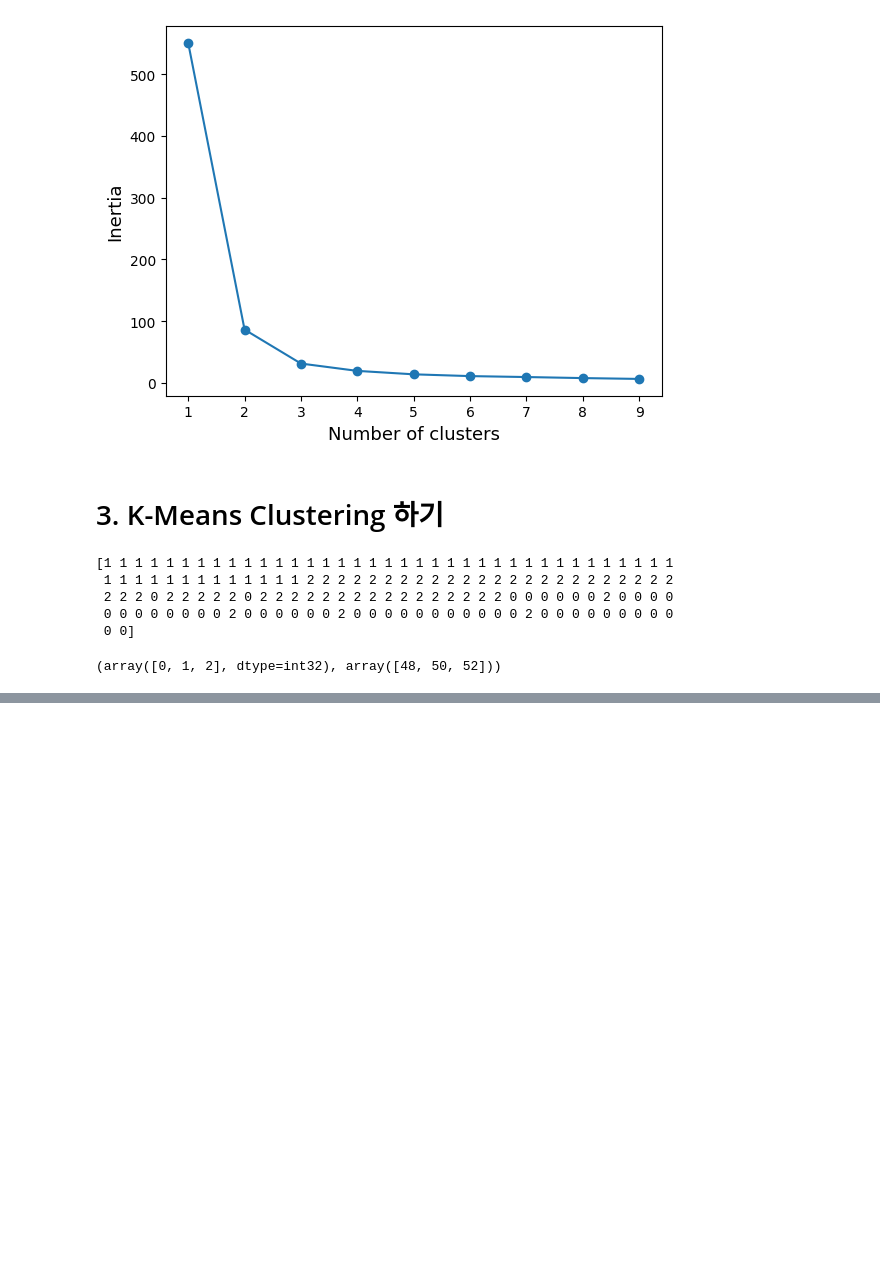
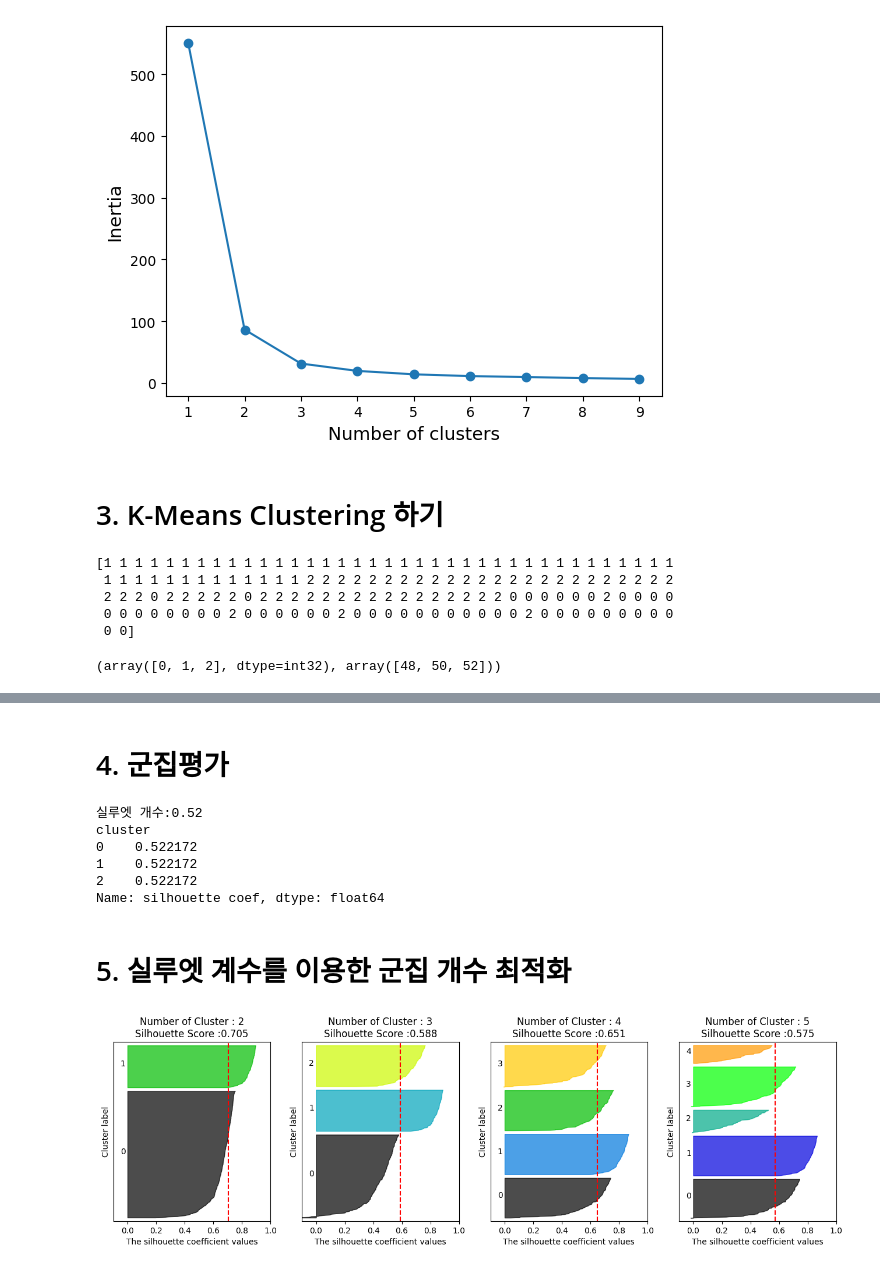
Before and after one commit to Ropung/data-analysis, a Jupyter notebook: 13.K-means Clustering/13K-means Clustering.ipynb, the cells around one changed output, grey strips where cells are left out. Saved outputs shown, nothing was run; the diff lists cells and outputs as text; code cells hidden in the pictures; blank space fills up the shorter version.

```diff
--- a/13.K-means Clustering/13K-means Clustering.ipynb
+++ b/13.K-means Clustering/13K-means Clustering.ipynb
@@ -100,0 +125,29 @@ TypeError: _AxesBase.set_ybound() got an unexpected keyword argument 'fontsize'
+# %% [markdown]
+# 4. 군집평가
+# %%
+from sklearn.metrics import silhouette_samples, silhouette_score
+import pandas as pd
+
+iris_df = pd.DataFrame(iris.data,columns=iris.feature_names)
+iris_df['cluster'] = kmeans.labels_
+
+#iris의 모든 개별 데이터에 대한 실루엣 계수산출
+score_samples = silhouette_score(iris.data,kmeans.labels_)
+iris_df['silhouette coef'] = score_samples
+
+iris_df.head()
+
+average_score = silhouette_score(iris.data, kmeans.labels_)
+print(f'실루엣 개수:{average_score:.2f}')
+
+group_by_cluster = iris_df.groupby('cluster')['silhouette coef'].mean()
+print(group_by_cluster)
+# %% [output]
+실루엣 개수:0.52
+cluster
+0    0.522172
+1    0.522172
+2    0.522172
+Name: silhouette coef, dtype: float64
+# %% [markdown]
+# 5. 실루엣 계수를 이용한 군집 개수 최적화
@@ -100,0 +207,9 @@ TypeError: _AxesBase.set_ybound() got an unexpected keyword argument 'fontsize'
+# %%
+# # make_blobs: clustering을 위한 임의의 샘플 데이터를 생성
+from sklearn.datasets import make_blobs
+# 샘플500개 2차원 군집 중심점 4개
+X, y = make_blobs(n_samples=500,n_features=2, centers =4, cluster_std=1, shuffle=True, random_state=1)
+
+visualize_silhouette([2,3,4,5],X)
+# %% [output]
+[figure, added]
```
Also changed, not shown: parts of 5 cells of this notebook, 7 other files.
